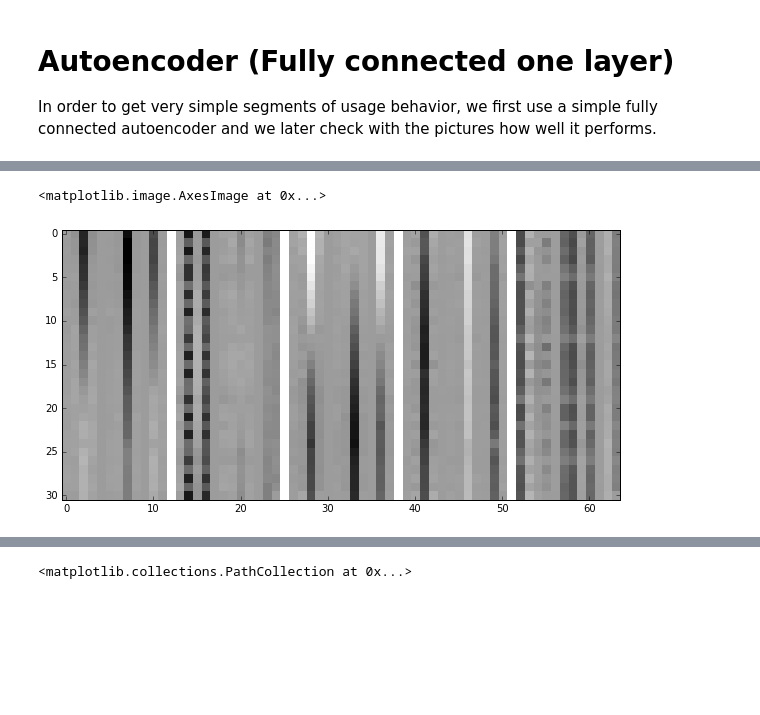
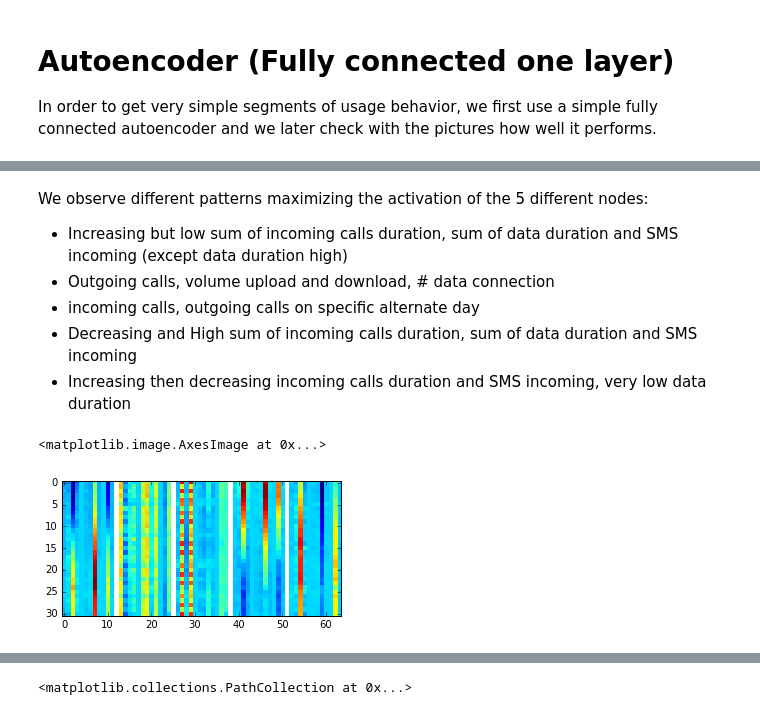
Before and after one commit to CyrilleDS/Business-Deep-Learning, a Jupyter notebook: Convolutional Network for Churn.ipynb, the cells around one changed output, grey strips where cells are left out. Cells and saved outputs as stored; diff of their text form; code cells hidden in the pictures; blank space fills up the shorter version.

```diff
--- a/Convolutional Network for Churn.ipynb
+++ b/Convolutional Network for Churn.ipynb
@@ -273,15 +272,17 @@ for i in range(0,5):
     sqr_ss = np.sqrt(np.sum(W[i,:]*W[i,:]))
     for j in range(0,31*12-1):
         adj_W[i,j] = (W[i,j])/sqr_ss
+# %% [markdown]
+We observe different patterns maximizing the activation of the 5 different nodes:
+- Increasing but low sum of incoming calls duration, sum of data duration and SMS incoming (except data duration high)
+- Outgoing calls, volume upload and download, # data connection
+- incoming calls, outgoing calls on specific alternate day
+- Decreasing and High sum of incoming calls duration, sum of data duration and SMS incoming
+- Increasing then decreasing incoming calls duration and SMS incoming, very low data duration
 # %%
-adj_W.shape
-
 adj_W = adj_W.reshape(5,31,12)
-#W = W.reshape(5,30,10)
-
-pl.figure(figsize=(10, 10))
-#pl.imshow(adj_W[0,:,:], interpolation='nearest', cmap=cm.binary)
-pl.imshow(make_mosaic(adj_W,1, 5), interpolation='nearest', cmap=cm.binary)
+pl.figure(figsize=(5, 5))
+pl.imshow(make_mosaic(adj_W,1, 5), interpolation='nearest', cmap=None)
 # %% [output]
 <matplotlib.image.AxesImage at 0x...>
-[figure, old version]
+[figure, new version]
```
Also changed, not shown: parts of 19 cells of this notebook.
